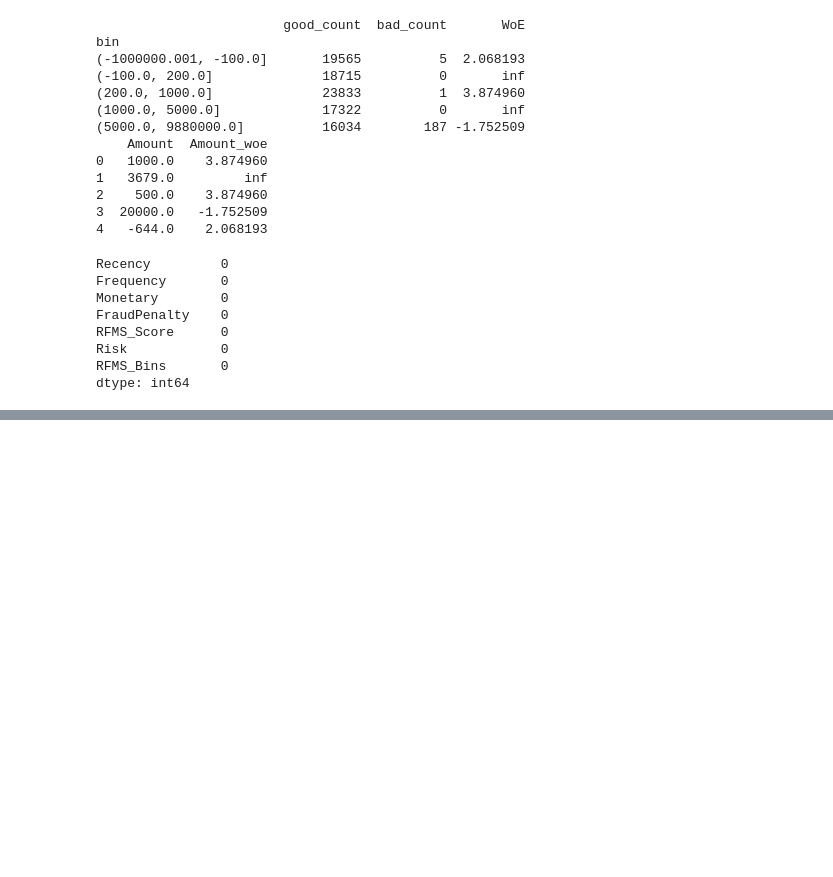
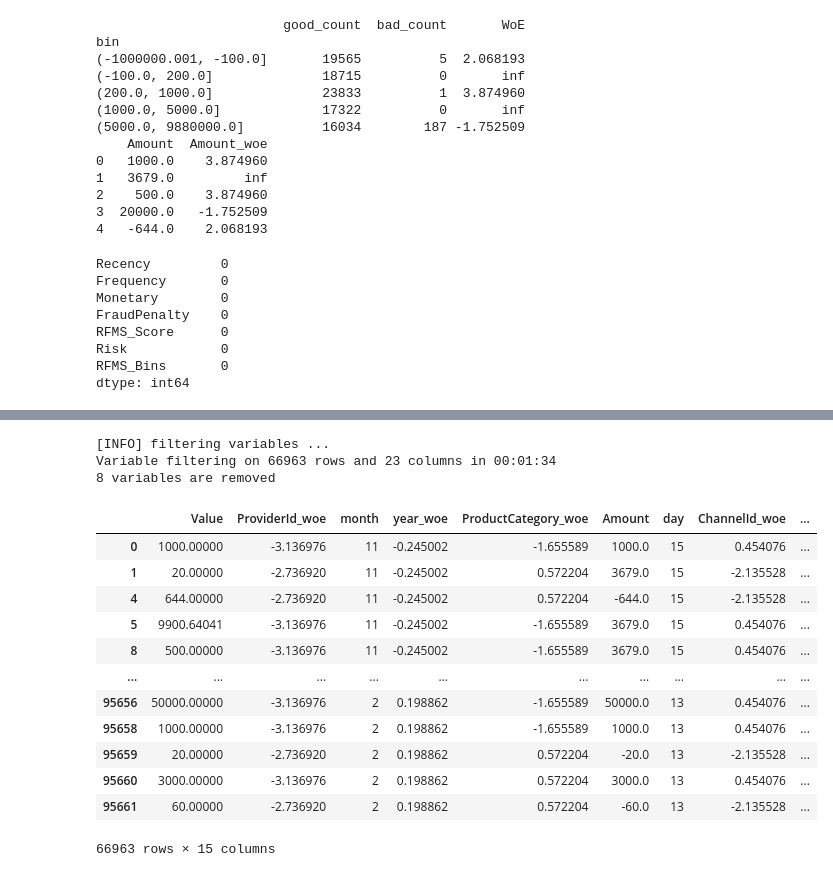
Before and after one commit to davekindea/week6, a Jupyter notebook: notebooks/task3.ipynb, the cells around one changed output, grey strips where cells are left out. Cells and saved outputs as stored; diff of their text form; code cells hidden in the pictures; blank space fills up the shorter version.

```diff
--- a/notebooks/task3.ipynb
+++ b/notebooks/task3.ipynb
@@ -352,0 +593,4 @@ dtype: int64
+# %%
+# Merge by index
+train_final = train.merge(train_woe, how = 'left', left_index=True, right_index=True)
+test_final = test.merge(test_woe, how = 'left', left_index=True, right_index=True)
@@ -352,0 +611,3 @@ dtype: int64
+# %%
+train_final = train_final.drop(columns = 'FraudResult_y').rename(columns={'FraudResult_x':'vd'})
+test_final = test_final.drop(columns = 'FraudResult_y').rename(columns={'FraudResult_x':'vd'})
@@ -352,0 +623,4 @@ dtype: int64
+# %%
+train_final = train_final.drop(train_final.select_dtypes(include=['category',"object"]).columns, axis=1)
+# %%
+train_final = train_final.drop(train_final.select_dtypes(include=['datetime64']).columns, axis=1)
@@ -352,0 +647,19 @@ dtype: int64
+# %%
+sc.var_filter(train_final, y = 'vd')
+# %% [output]
+[INFO] filtering variables ...
+Variable filtering on 66963 rows and 23 columns in 00:01:34
+8 variables are removed
+|  | Value | ProviderId_woe | month | year_woe | ProductCategory_woe | Amount | day | ChannelId_woe | ... |
+| 0 | 1000.00000 | -3.136976 | 11 | -0.245002 | -1.655589 | 1000.0 | 15 | 0.454076 | ... |
+| 1 | 20.00000 | -2.736920 | 11 | -0.245002 | 0.572204 | 3679.0 | 15 | -2.135528 | ... |
+| 4 | 644.00000 | -2.736920 | 11 | -0.245002 | 0.572204 | -644.0 | 15 | -2.135528 | ... |
+| 5 | 9900.64041 | -3.136976 | 11 | -0.245002 | -1.655589 | 3679.0 | 15 | 0.454076 | ... |
+| 8 | 500.00000 | -3.136976 | 11 | -0.245002 | -1.655589 | 3679.0 | 15 | 0.454076 | ... |
+| ... | ... | ... | ... | ... | ... | ... | ... | ... | ... |
+| 95656 | 50000.00000 | -3.136976 | 2 | 0.198862 | -1.655589 | 50000.0 | 13 | 0.454076 | ... |
+| 95658 | 1000.00000 | -3.136976 | 2 | 0.198862 | -1.655589 | 1000.0 | 13 | 0.454076 | ... |
+| 95659 | 20.00000 | -2.736920 | 2 | 0.198862 | 0.572204 | -20.0 | 13 | -2.135528 | ... |
+| 95660 | 3000.00000 | -3.136976 | 2 | 0.198862 | 0.572204 | 3000.0 | 13 | 0.454076 | ... |
+| 95661 | 60.00000 | -2.736920 | 2 | 0.198862 | 0.572204 | -60.0 | 13 | -2.135528 | ... |
+66963 rows × 15 columns
```
Also changed, not shown: parts of 22 cells of this notebook.
